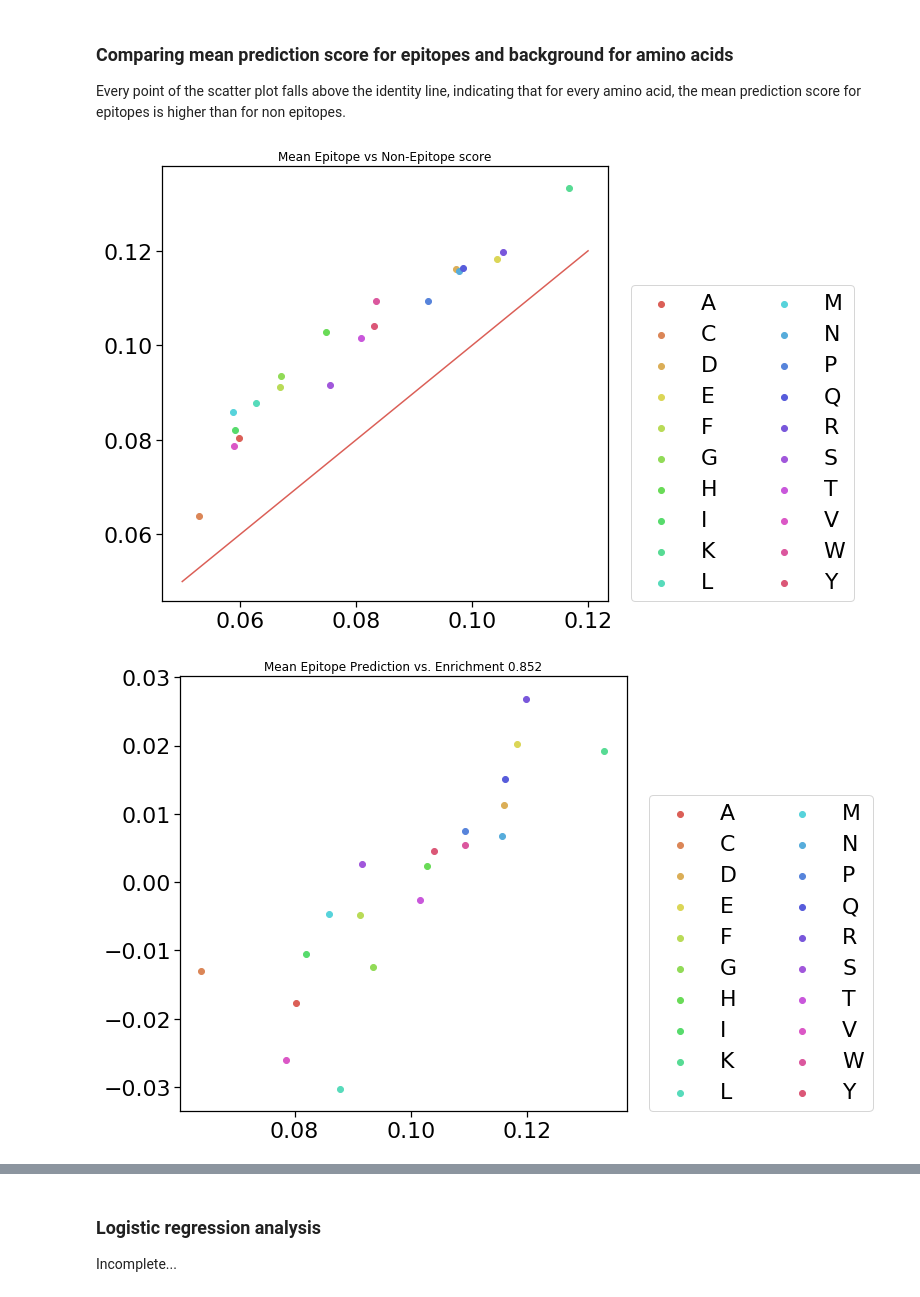
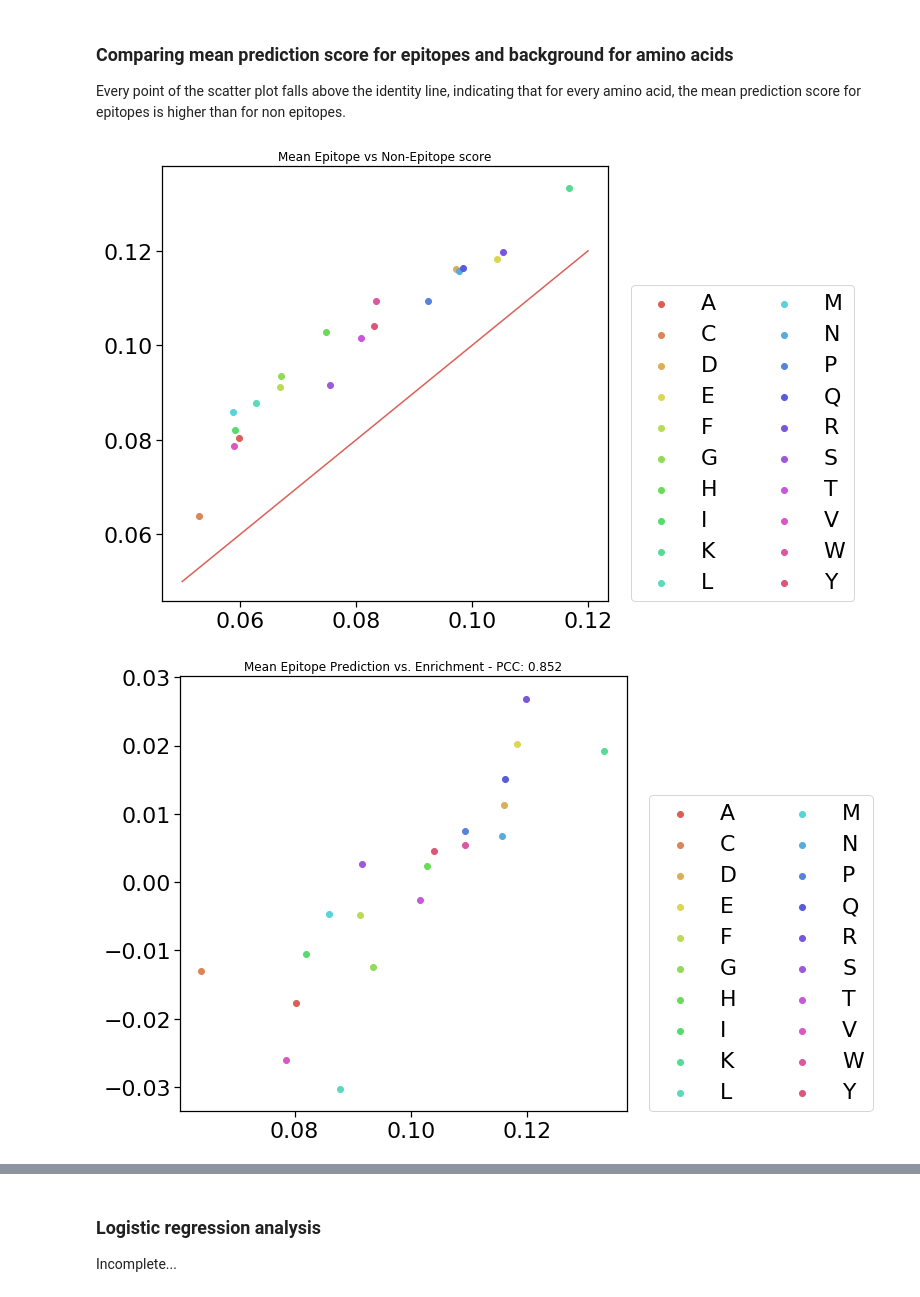
Before and after one commit to BirkirRey/BayesianBepipred, a Jupyter notebook: BepipredData.ipynb, the cells around one changed output, grey strips where cells are left out. Cells and saved outputs as stored; diff of their text form; code cells hidden in the pictures.

Commit message:
Further analysis and plots of epitope freq/distribution

```diff
--- a/BepipredData.ipynb
+++ b/BepipredData.ipynb
@@ -142,35 +142,35 @@ df_meanPred = df_meanPred.dropna()
 df_meanPred['AA'] = df_meanPred.index
 
 val = df_meanPred.values
 
 df_meanPred['EpiFreq'] = df_epi.values
 df_meanPred['EpiDistribution'] = df_intra_epi.values
 df_meanPred['NonDistribution'] = df_intra_non.values
 df_meanPred['Enrichment']      = [ x-y for x,y  in zip(df_intra_epi.values, df_intra_non.values) ]
 
 
 plt.figure(figsize=(8,8))
 for i,j,k in val:
     plt.scatter(i,j,label=k)
 plt.legend(loc=[1.05,0],ncol=2)
 
 plt.plot([0.05,0.12],[0.05,0.12])#Plot identity line for comparison
 plt.title('Mean Epitope vs Non-Epitope score',size=12)
 plt.show()
 
 
 val = df_meanPred.values
 plt.figure(figsize=(8,8))
 for ele in val:
     plt.scatter(ele[1],ele[6],label=ele[2])
 plt.legend(loc=[1.05,0],ncol=2)
-plt.title('Mean Epitope Prediction vs. Enrichment {:.3f}'.format(scipy.stats.pearsonr([x[1] for x in val], df_meanPred['Enrichment'])[0]), size=12)
+plt.title('Mean Epitope Prediction vs. Enrichment - PCC: {:.3f}'.format(scipy.stats.pearsonr([x[1] for x in val], df_meanPred['Enrichment'])[0]), size=12)
 plt.show()
 
 df_meanPred
 # %% [output]
 [figure]
-[figure, old version]
+[figure, new version]
 |  | preds |  | AA | EpiFreq | EpiDistribution | NonDistribution | Enrichment |
 | epitope | 0.0 | 1.0 |  |  |  |  |  |
 | seq |  |  |  |  |  |  |  |
```
